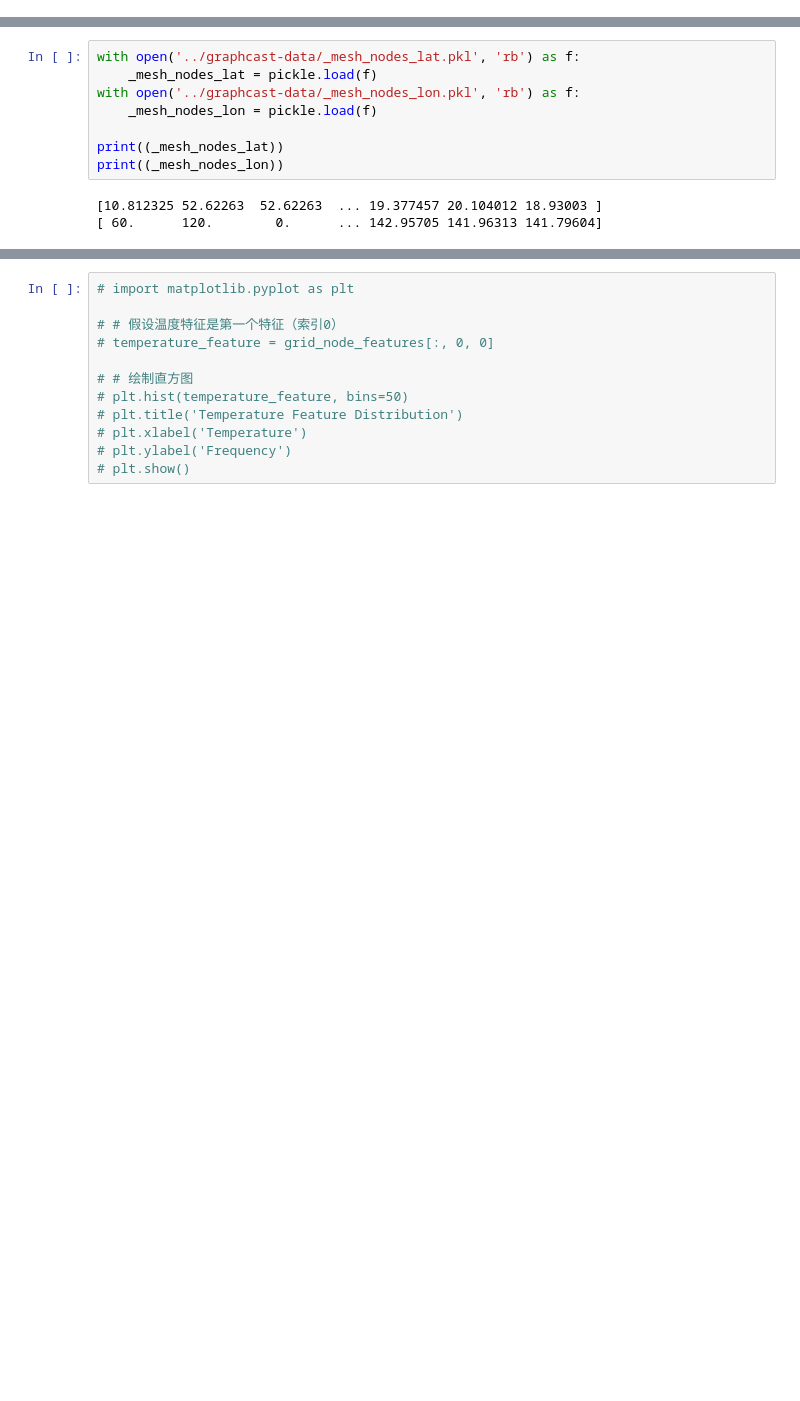
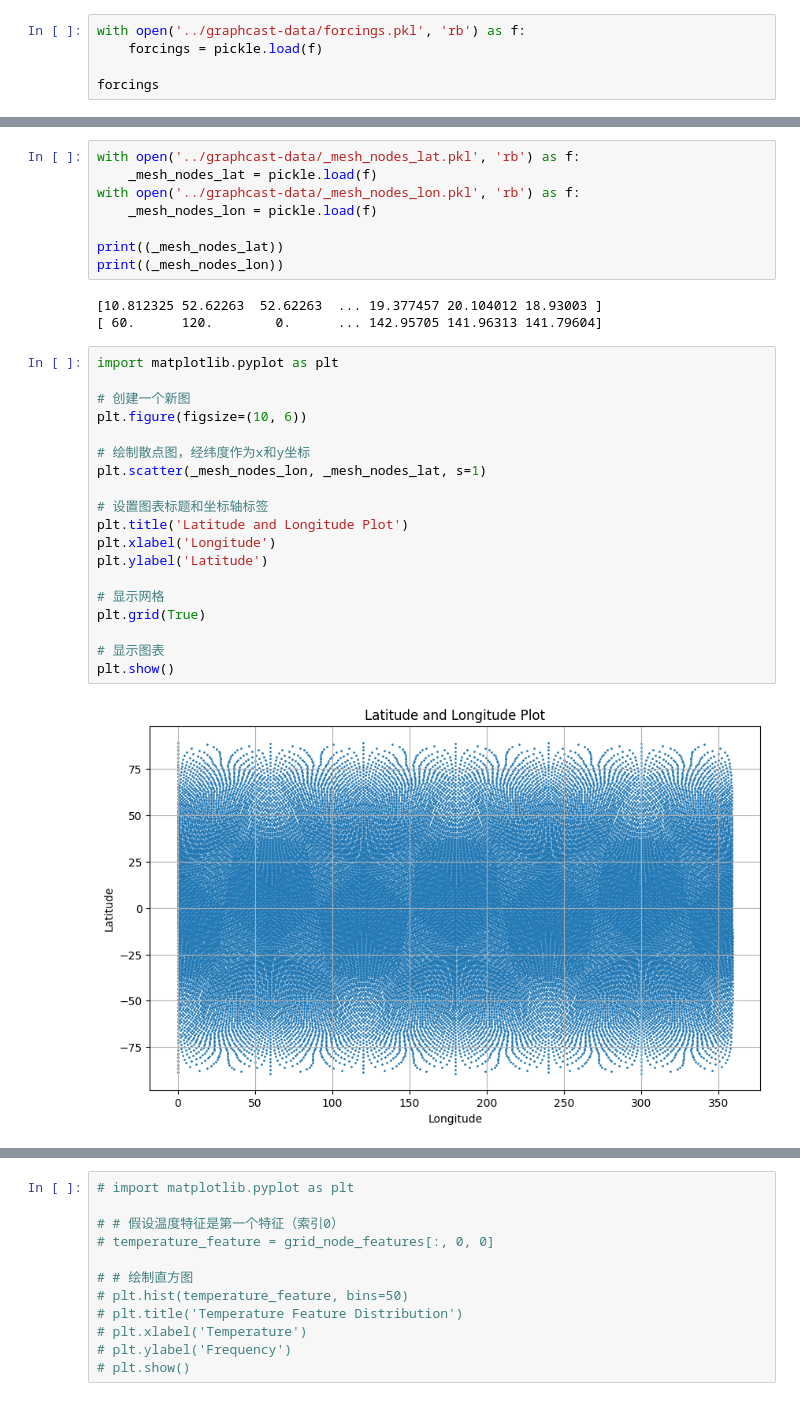
Before and after one commit to PiuQiuPiaQia/gnn-vis, a Jupyter notebook: GraphCast/graphcast-main/plt-graph.ipynb, the cells around one changed output, grey strips where cells are left out. Cells and saved outputs as stored; diff of their text form; blank space fills up the shorter version.

```diff
--- a/GraphCast/graphcast-main/plt-graph.ipynb
+++ b/GraphCast/graphcast-main/plt-graph.ipynb
@@ -24,0 +87,5 @@ _mesh_nodes_lon = None
+# %%
+with open('../graphcast-data/forcings.pkl', 'rb') as f:
+    forcings = pickle.load(f)
+
+forcings
@@ -33,3 +114,24 @@ print((_mesh_nodes_lon))
 # %% [output]
 [10.812325 52.62263  52.62263  ... 19.377457 20.104012 18.93003 ]
 [ 60.      120.        0.      ... 142.95705 141.96313 141.79604]
+# %%
+import matplotlib.pyplot as plt
+
+# 创建一个新图
+plt.figure(figsize=(10, 6))
+
+# 绘制散点图，经纬度作为x和y坐标
+plt.scatter(_mesh_nodes_lon, _mesh_nodes_lat, s=1)
+
+# 设置图表标题和坐标轴标签
+plt.title('Latitude and Longitude Plot')
+plt.xlabel('Longitude')
+plt.ylabel('Latitude')
+
+# 显示网格
+plt.grid(True)
+
+# 显示图表
+plt.show()
+# %% [output]
+[figure, added]
```
Also changed, not shown: parts of 6 cells of this notebook.
